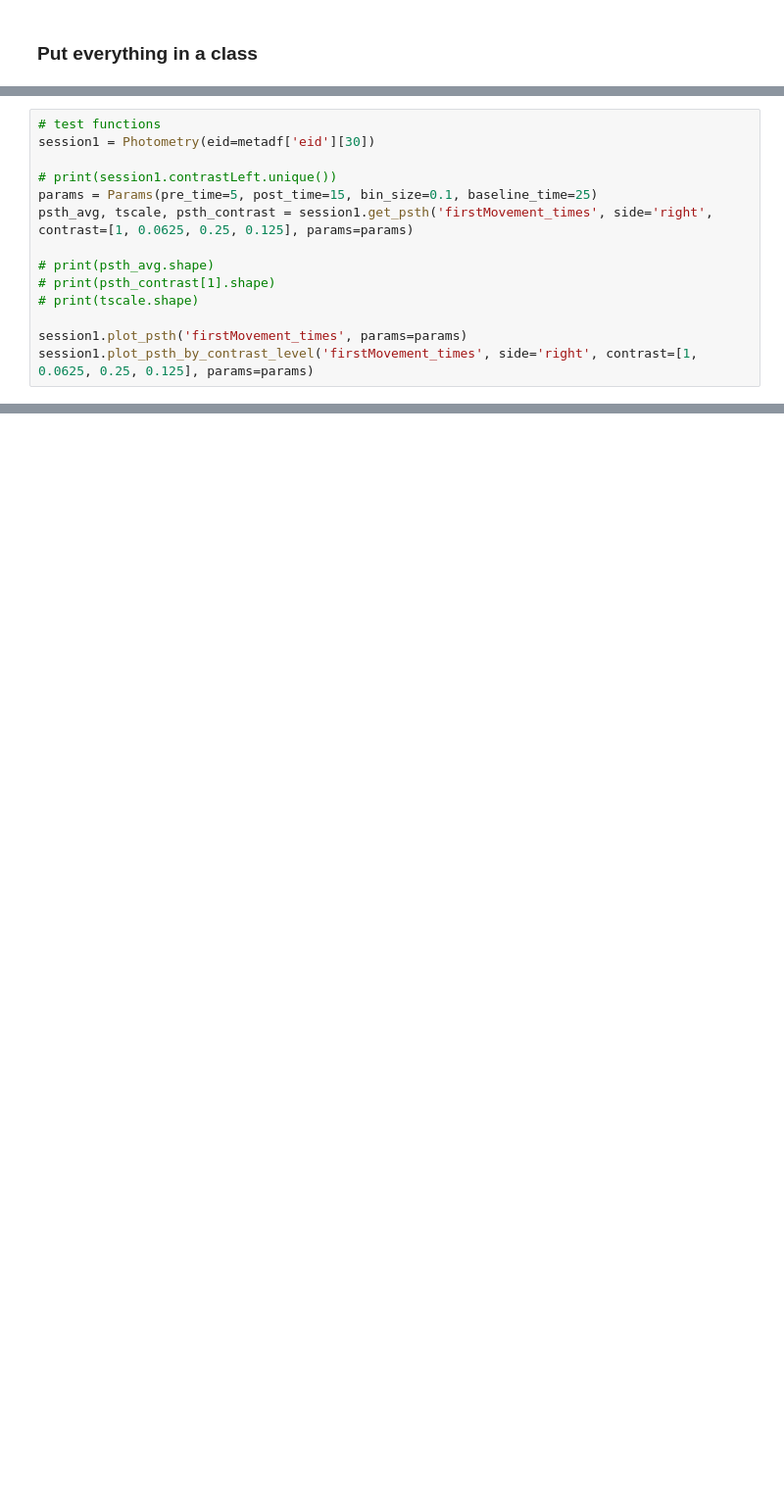
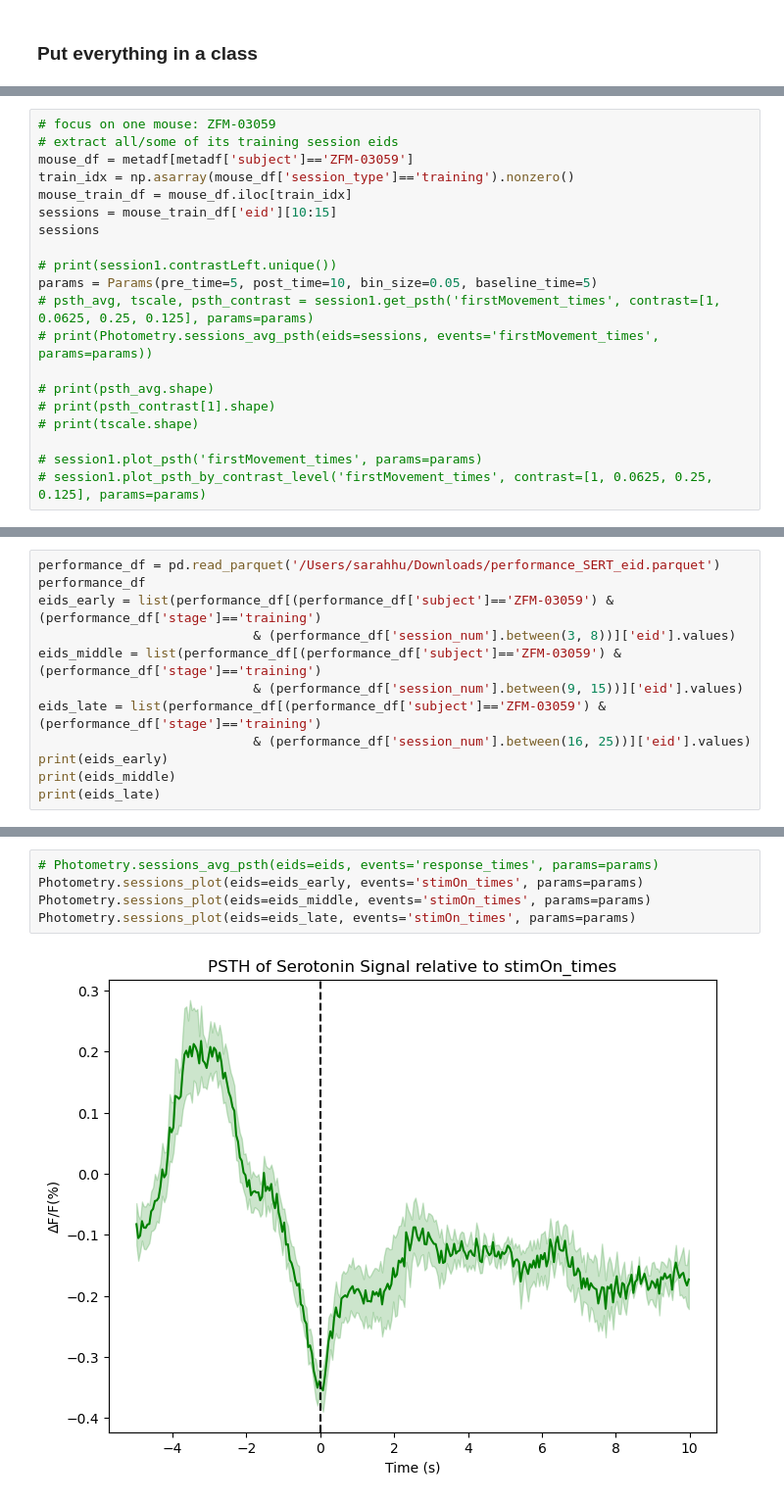
Before and after one commit to davcrom/ibl_neuromodulators, a Jupyter notebook: 02_serotonin_rpe.ipynb, the cells around one changed output, grey strips where cells are left out. Shown at 98% size. Cells and saved outputs as stored; diff of their text form; blank space fills up the shorter version.

```diff
--- a/02_serotonin_rpe.ipynb
+++ b/02_serotonin_rpe.ipynb
@@ -784,16 +854,22 @@ class Photometry:
         plt.legend()
         plt.show()
 # %%
-# test functions
-session1 = Photometry(eid=metadf['eid'][30])
+# focus on one mouse: ZFM-03059
+# extract all/some of its training session eids
+mouse_df = metadf[metadf['subject']=='ZFM-03059']
+train_idx = np.asarray(mouse_df['session_type']=='training').nonzero()
+mouse_train_df = mouse_df.iloc[train_idx]
+sessions = mouse_train_df['eid'][10:15]
+sessions
 
 # print(session1.contrastLeft.unique())
-params = Params(pre_time=5, post_time=15, bin_size=0.1, baseline_time=25)
-psth_avg, tscale, psth_contrast = session1.get_psth('firstMovement_times', side='right', contrast=[1, 0.0625, 0.25, 0.125], params=params)
+params = Params(pre_time=5, post_time=10, bin_size=0.05, baseline_time=5)
+# psth_avg, tscale, psth_contrast = session1.get_psth('firstMovement_times', contrast=[1, 0.0625, 0.25, 0.125], params=params)
+# print(Photometry.sessions_avg_psth(eids=sessions, events='firstMovement_times', params=params))
 
 # print(psth_avg.shape)
 # print(psth_contrast[1].shape)
 # print(tscale.shape)
 
-session1.plot_psth('firstMovement_times', params=params)
-session1.plot_psth_by_contrast_level('firstMovement_times', side='right', contrast=[1, 0.0625, 0.25, 0.125], params=params)
+# session1.plot_psth('firstMovement_times', params=params)
+# session1.plot_psth_by_contrast_level('firstMovement_times', contrast=[1, 0.0625, 0.25, 0.125], params=params)
@@ -802,0 +895,12 @@ session1.plot_psth_by_contrast_level('firstMovement_times', side='right', contra
+# %%
+performance_df = pd.read_parquet('/Users/sarahhu/Downloads/performance_SERT_eid.parquet')
+performance_df
+eids_early = list(performance_df[(performance_df['subject']=='ZFM-03059') & (performance_df['stage']=='training')
+                            & (performance_df['session_num'].between(3, 8))]['eid'].values)
+eids_middle = list(performance_df[(performance_df['subject']=='ZFM-03059') & (performance_df['stage']=='training')
+                            & (performance_df['session_num'].between(9, 15))]['eid'].values)
+eids_late = list(performance_df[(performance_df['subject']=='ZFM-03059') & (performance_df['stage']=='training')
+                            & (performance_df['session_num'].between(16, 25))]['eid'].values)
+print(eids_early)
+print(eids_middle)
+print(eids_late)
@@ -802,0 +911,7 @@ session1.plot_psth_by_contrast_level('firstMovement_times', side='right', contra
+# %%
+# Photometry.sessions_avg_psth(eids=eids, events='response_times', params=params)
+Photometry.sessions_plot(eids=eids_early, events='stimOn_times', params=params)
+Photometry.sessions_plot(eids=eids_middle, events='stimOn_times', params=params)
+Photometry.sessions_plot(eids=eids_late, events='stimOn_times', params=params)
+# %% [output]
+[figure, added]
```
Also changed, not shown: parts of 13 cells of this notebook.
